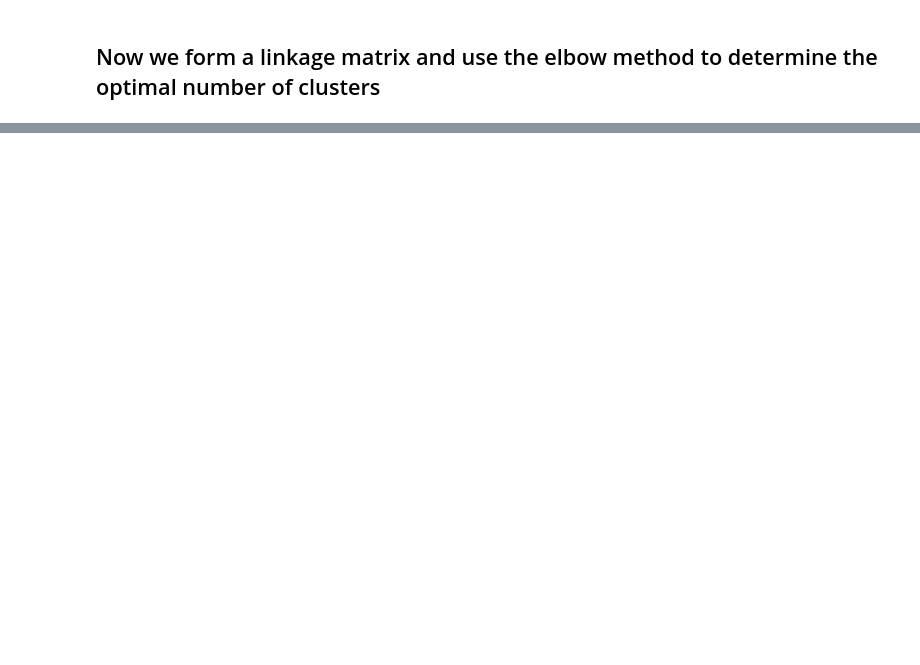
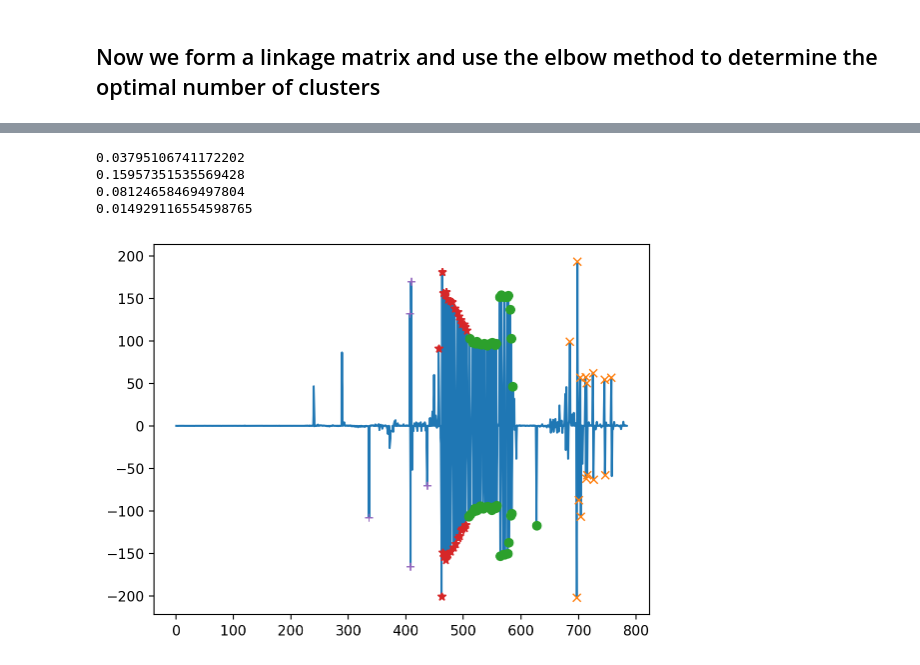
Before and after one commit to dream-team-nadia-woody/epilator, a Jupyter notebook: i_just_need_a_notebook.ipynb, the cells around one changed output, grey strips where cells are left out. Cells and saved outputs as stored; diff of their text form; code cells hidden in the pictures; blank space fills up the shorter version.

```diff
--- a/i_just_need_a_notebook.ipynb
+++ b/i_just_need_a_notebook.ipynb
@@ -86,0 +113,22 @@ for cluster in range(1,k+1):
+# %%
+k = 4
+clusters = fcluster(link,k,criterion='maxclust')
+for cluster in range(1,k+1):
+    cluster_indices = peaks[clusters==cluster]
+    cluster_min = np.min(aggvid[cluster_indices])
+    cluster_max = np.max(aggvid[cluster_indices])
+    peak_density = cluster_indices.shape[0]/(cluster_max-cluster_min)
+    print(peak_density)
+# %% [output]
+0.03795106741172202
+0.15957351535569428
+0.08124658469497804
+0.014929116554598765
+# %%
+plt.plot(aggvid)
+markers = ['x','o','*','+']
+for cluster in range(1,k+1):
+    cluster_indices = peaks[clusters==cluster]
+    plt.plot(cluster_indices, aggvid[cluster_indices],markers[cluster-1])
+# %% [output]
+[figure, added]
```
Also changed, not shown: parts of 13 cells of this notebook, 2 other files.
